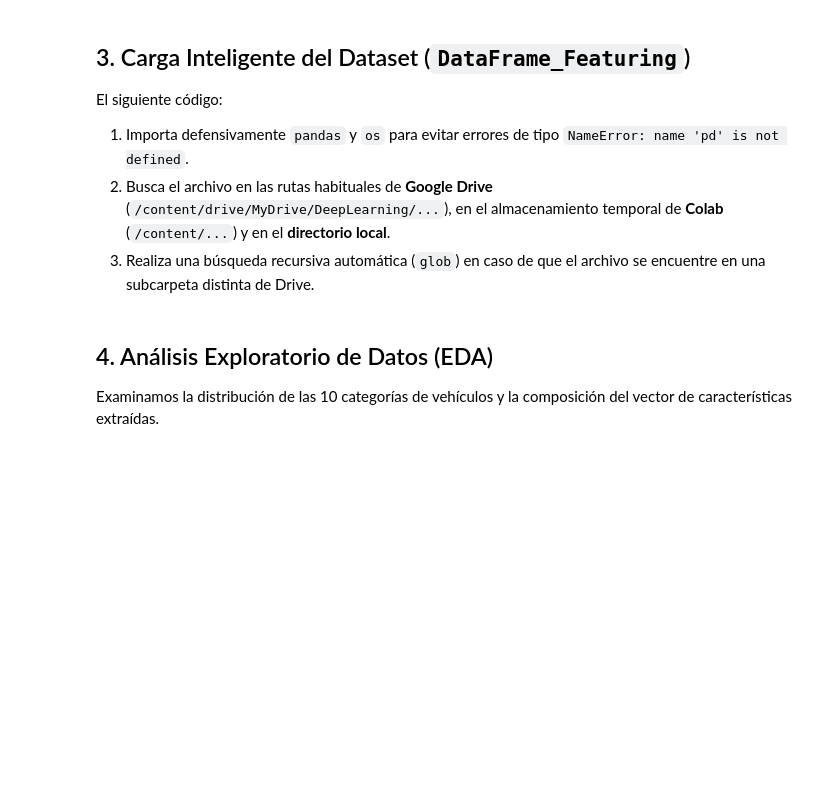
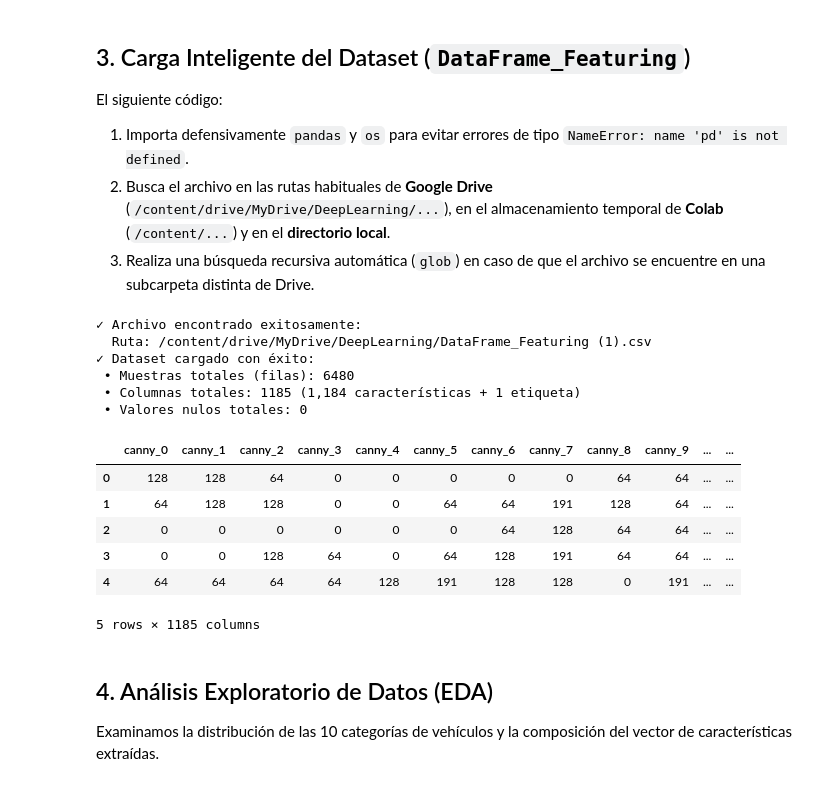
Before and after one commit to Milo443/Deeplearning, a Jupyter notebook: MPL_sklearn_Featuring.ipynb, the cells around one changed output. Cells and saved outputs as stored; diff of their text form; code cells hidden in the pictures; blank space fills up the shorter version.

```diff
--- a/MPL_sklearn_Featuring.ipynb
+++ b/MPL_sklearn_Featuring.ipynb
@@ -120,35 +124,48 @@ for r in posibles_rutas:
         ruta_encontrada = r
         break
 
 # Búsqueda dinámica automática recursiva si no se encuentra en las rutas fijas
 if ruta_encontrada is None:
     print("Buscando recursivamente 'DataFrame_Featuring (1).csv' en Google Drive y entorno local...")
     candidatos = (
         glob.glob('/content/drive/MyDrive/**/DataFrame_Featuring (1).csv', recursive=True) +
         glob.glob('/content/**/DataFrame_Featuring (1).csv', recursive=True) +
         glob.glob('**/DataFrame_Featuring (1).csv', recursive=True)
     )
     if candidatos:
         ruta_encontrada = candidatos[0]
 
 if ruta_encontrada is None:
     raise FileNotFoundError(
         "No se encontró 'DataFrame_Featuring (1).csv'. "
         "Asegúrate de: 1) Montar Google Drive ejecutando la celda anterior, o "
         "2) Subir el archivo a /content/ o a /content/drive/MyDrive/DeepLearning/"
     )
 
 print(f"✓ Archivo encontrado exitosamente:")
-print(f"  Ruta: {ruta_encontrada}
-")
+print(f"  Ruta: {ruta_encontrada}")
 
 df = pd.read_csv(ruta_encontrada)
 
 print(f"✓ Dataset cargado con éxito:")
 print(f" • Muestras totales (filas): {df.shape[0]}")
 print(f" • Columnas totales: {df.shape[1]} (1,184 características + 1 etiqueta)")
 print(f" • Valores nulos totales: {df.isnull().sum().sum()}")
 df.head(5)
+# %% [output]
+✓ Archivo encontrado exitosamente:
+  Ruta: /content/drive/MyDrive/DeepLearning/DataFrame_Featuring (1).csv
+✓ Dataset cargado con éxito:
+ • Muestras totales (filas): 6480
+ • Columnas totales: 1185 (1,184 características + 1 etiqueta)
+ • Valores nulos totales: 0
+|  | canny_0 | canny_1 | canny_2 | canny_3 | canny_4 | canny_5 | canny_6 | canny_7 | canny_8 | canny_9 | ... | ... |
+| 0 | 128 | 128 | 64 | 0 | 0 | 0 | 0 | 0 | 64 | 64 | ... | ... |
+| 1 | 64 | 128 | 128 | 0 | 0 | 64 | 64 | 191 | 128 | 64 | ... | ... |
+| 2 | 0 | 0 | 0 | 0 | 0 | 0 | 64 | 128 | 64 | 64 | ... | ... |
+| 3 | 0 | 0 | 128 | 64 | 0 | 64 | 128 | 191 | 64 | 64 | ... | ... |
+| 4 | 64 | 64 | 64 | 64 | 128 | 191 | 128 | 128 | 0 | 191 | ... | ... |
+5 rows × 1185 columns
 # %% [markdown]
 ## 4. Análisis Exploratorio de Datos (EDA)
 
```
Also changed, not shown: parts of 11 cells of this notebook, 2 other files.
